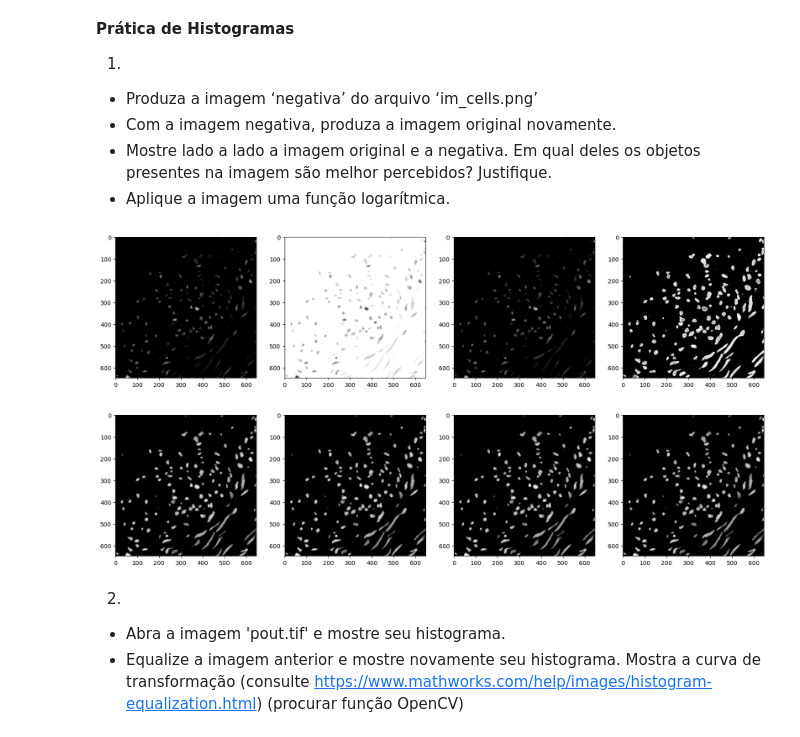
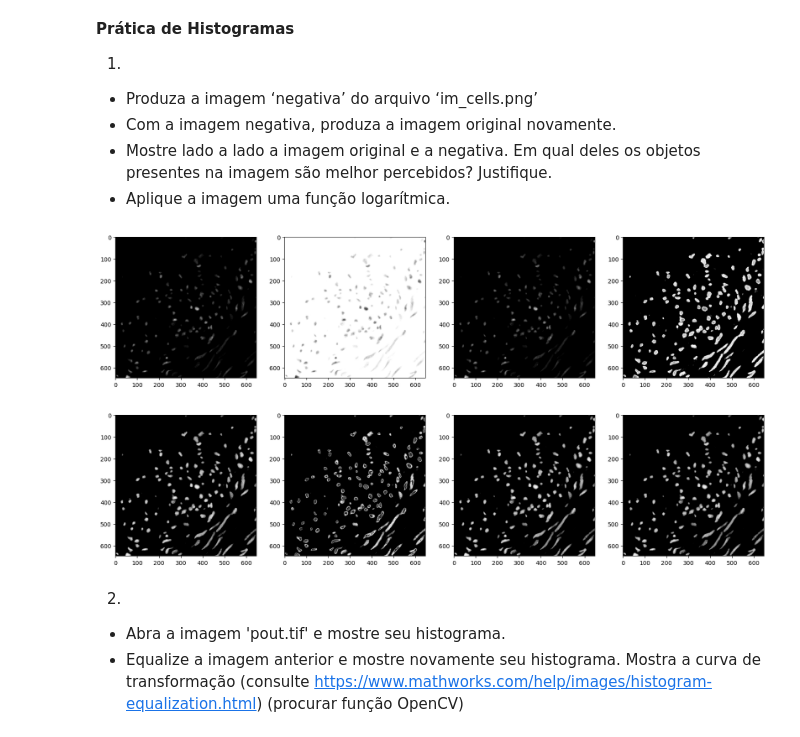
Before and after one commit to gventino/OpenCV2Practices, a Jupyter notebook: Lab03 - Histogram Equalization/Lab03_hist.ipynb, the cells around one changed output. Saved outputs shown, nothing was run; the diff lists cells and outputs as text; code cells hidden in the pictures.

```diff
--- a/Lab03 - Histogram Equalization/Lab03_hist.ipynb
+++ b/Lab03 - Histogram Equalization/Lab03_hist.ipynb
@@ -16,38 +16,40 @@ imgNegativa = 255-img
 imgPositiva = abs(255-imgNegativa)
 imgPositivaPlus = (imgNegativa-255)
 
 plt.figure(figsize=(20, 5))
 plt.subplot(1, 4, 1)
 plt.imshow(img, cmap='gray')
 plt.subplot(1, 4, 2)
 plt.imshow(imgNegativa, cmap='gray')
 plt.subplot(1, 4, 3)
 plt.imshow(imgPositiva, cmap='gray')
 plt.subplot(1, 4, 4)
 plt.imshow(imgPositivaPlus, cmap='gray')
 plt.show()
 
 """Dentre as imagens geradas, a original((fundo preto e céluas brancas)) é mais visível para mim, os contornos brancos oferecem um contraste mais perceptível ao olho do que os contornos cinza claro no fundo branco. Dito isso, enquanto testava as imagens fui capaz de produzir uma imagem com contraste considerávelmente mais elevado e que realça muito bem a separação entre as células e o fundo ((quarta imagem, imgPositivaPlus))"""
 
 #Contraste = 30
-imgLog = 10*np.log2(img+1)
-imgLog2 = 50*np.log2(img+1)
-imgLog3 = 10*np.log10(img+1)
-imgLog4 = 50*np.log10(img+1)
+imgLog = np.uint8(10 * np.log2(img + 1))
+imgLog2 = np.uint8(50 * np.log2(img + 1))
+imgLog3 = np.uint8(10 * np.log10(img + 1))
+imgLog4 = np.uint8(50 * np.log10(img + 1))
+
+
 
 plt.figure(figsize=(20, 5))
 plt.subplot(1, 4, 1)
 plt.imshow(imgLog, cmap='gray')
 plt.subplot(1, 4, 2)
 plt.imshow(imgLog2, cmap='gray')
 plt.subplot(1, 4, 3)
 plt.imshow(imgLog3, cmap='gray')
 plt.subplot(1, 4, 4)
 plt.imshow(imgLog4, cmap='gray')
 plt.show()
 # %% [output]
 [figure]
-[figure, old version]
+[figure, new version]
 # %% [markdown]
 2)
 - Abra a imagem 'pout.tif' e mostre seu histograma.
```
Also changed, not shown: parts of 4 cells of this notebook, 1 other file.
